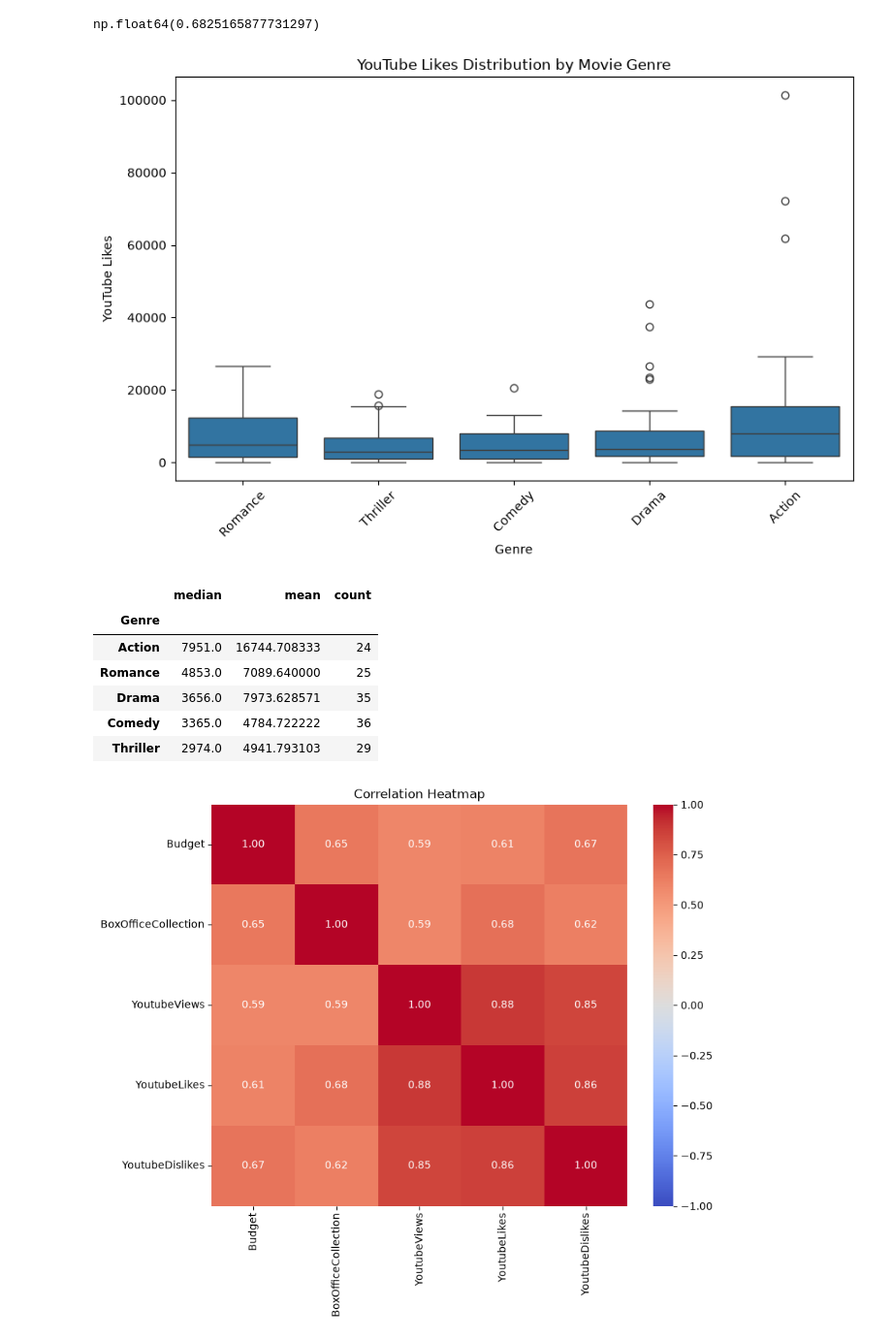
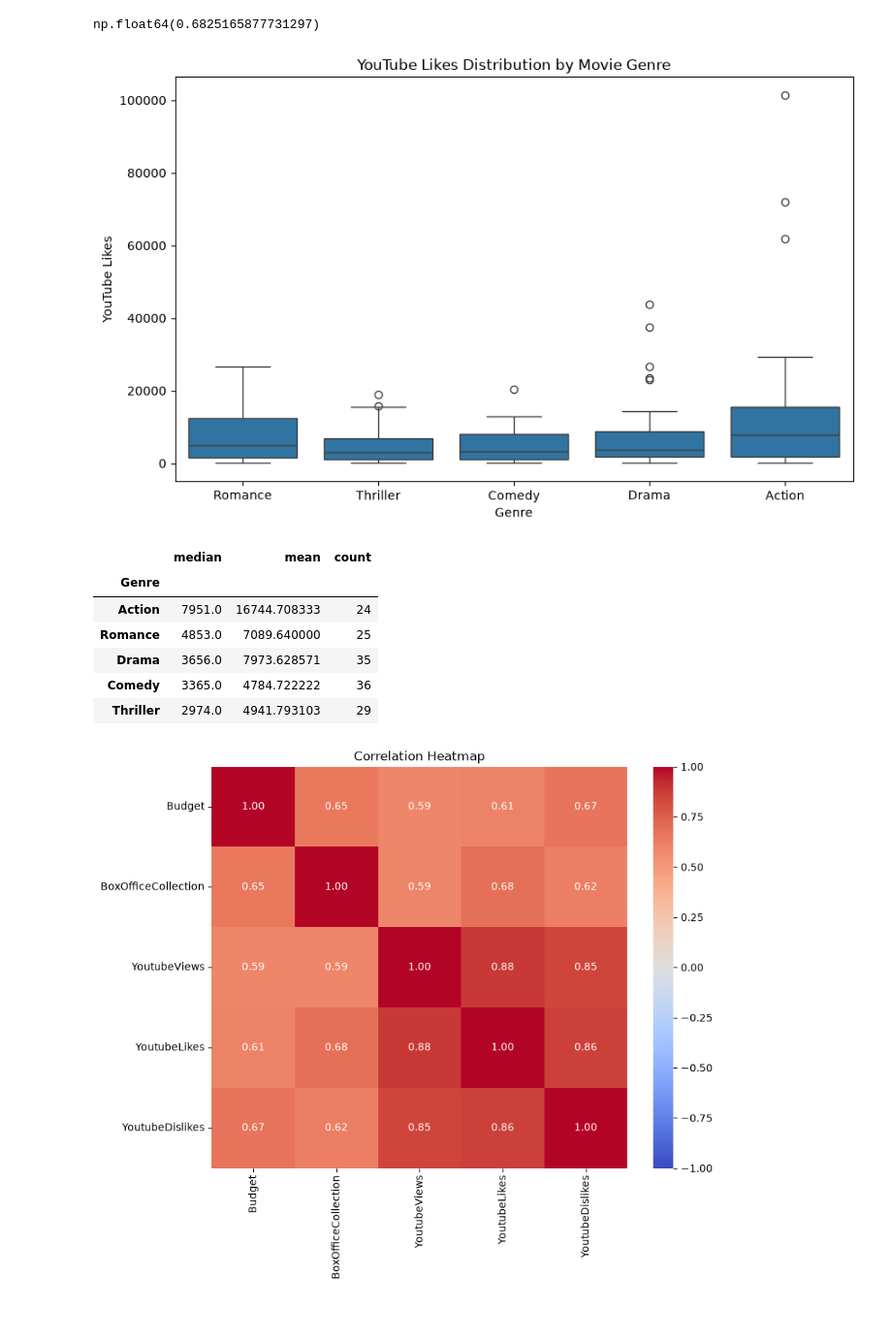
Before and after one commit to atultiwari01/ML_Learning, a Jupyter notebook: Assignment_Bollywood.ipynb, the cells around one changed output. Shown at 97% size. Cells and saved outputs as stored; diff of their text form; code cells hidden in the pictures; blank space fills up the shorter version.

Commit message:
update in assignment_bollywood and creation of assignment_SAheart

```diff
--- a/Assignment_Bollywood.ipynb
+++ b/Assignment_Bollywood.ipynb
@@ -170,15 +170,10 @@ top_10_roi
 | 101 | Bhaag Milkha Bhaag | 4.466667 |
 | 115 | Chennai Express | 4.266667 |
 # %%
-bollywood_df["ROI"] = (
-    (bollywood_df["BoxOfficeCollection"] - bollywood_df["Budget"])
-    / bollywood_df["Budget"]
-)
-
 average_roi = (
     bollywood_df.groupby("ReleaseTime")["ROI"]
-    .mean()
-    .sort_values(ascending=False)
+    .agg(['mean','median','count'])
+    .sort_values('mean',ascending=False)
 )
 
 average_roi
@@ -208,11 +203,6 @@ plt.show()
 # %% [output]
 [figure]
 # %%
-bollywood_df["ROI"] = (
-    (bollywood_df["BoxOfficeCollection"] - bollywood_df["Budget"])
-    / bollywood_df["Budget"]
-)
-
 genre_roi = bollywood_df[
     bollywood_df["Genre"].isin(["Comedy", "Drama"])
 ]
@@ -237,22 +227,21 @@ np.float64(0.6825165877731297)
 # %%
 plt.figure(figsize=(10, 6))
 
 sn.boxplot(
     data=bollywood_df,
     x="Genre",
     y="YoutubeLikes"
 )
 
 plt.title("YouTube Likes Distribution by Movie Genre")
 plt.xlabel("Genre")
 plt.ylabel("YouTube Likes")
-plt.xticks(rotation=45)
+# plt.xticks(rotation=45)
 plt.show()
 
-bollywood_df.groupby("Genre")["YoutubeLikes"].agg(["median", "mean", "count"]) \
-    .sort_values("median", ascending=False)
+bollywood_df.groupby("Genre")["YoutubeLikes"].agg(["median", "mean", "count"]).sort_values("median", ascending=False)
 # %% [output]
-[figure, old version]
+[figure, new version]
 |  | median | mean | count |
 | Genre |  |  |  |
 | Action | 7951.0 | 16744.708333 | 24 |
```
Also changed, not shown: parts of 3 cells of this notebook, 2 other files.
